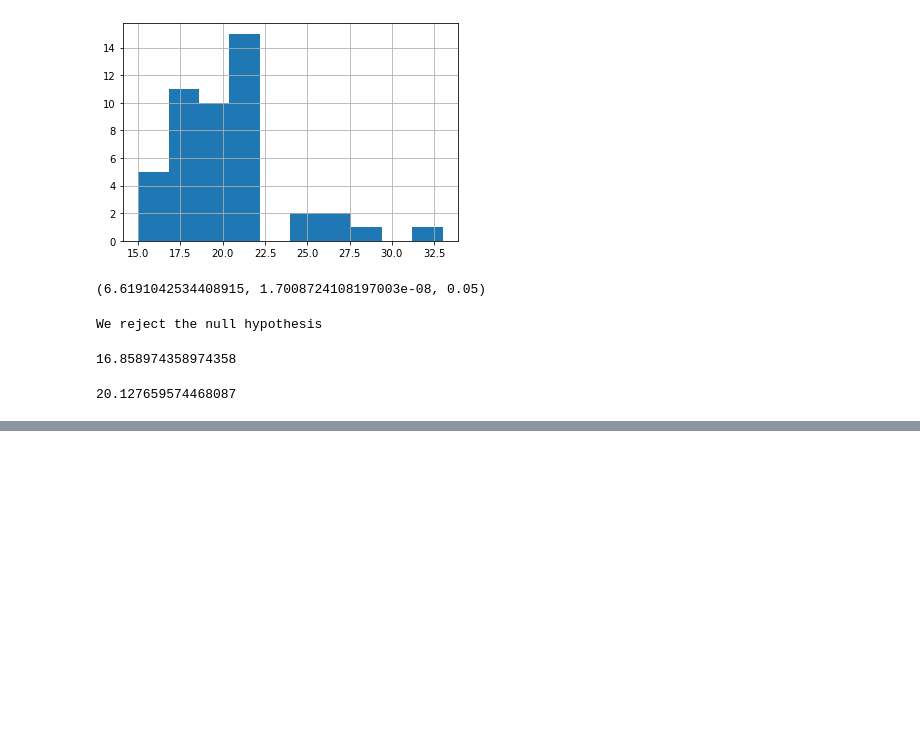
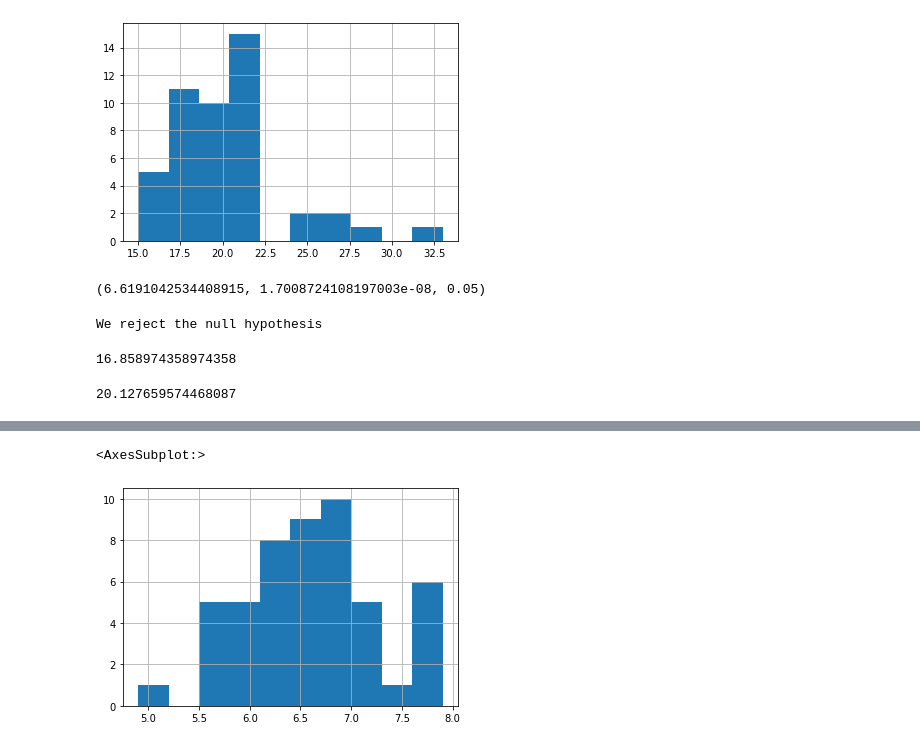
Before and after one commit to NSharick/python-practice, a Jupyter notebook: stats_practice.ipynb, the cells around one changed output, grey strips where cells are left out. Cells and saved outputs as stored; diff of their text form; code cells hidden in the pictures; blank space fills up the shorter version.

```diff
--- a/stats_practice.ipynb
+++ b/stats_practice.ipynb
@@ -162,0 +172,5 @@ Name: sepal_length, dtype: float64
+# %%
+virginica_sepal_length.hist()
+# %% [output]
+<AxesSubplot:>
+[figure, added]
```
Also changed, not shown: parts of 30 cells of this notebook.
